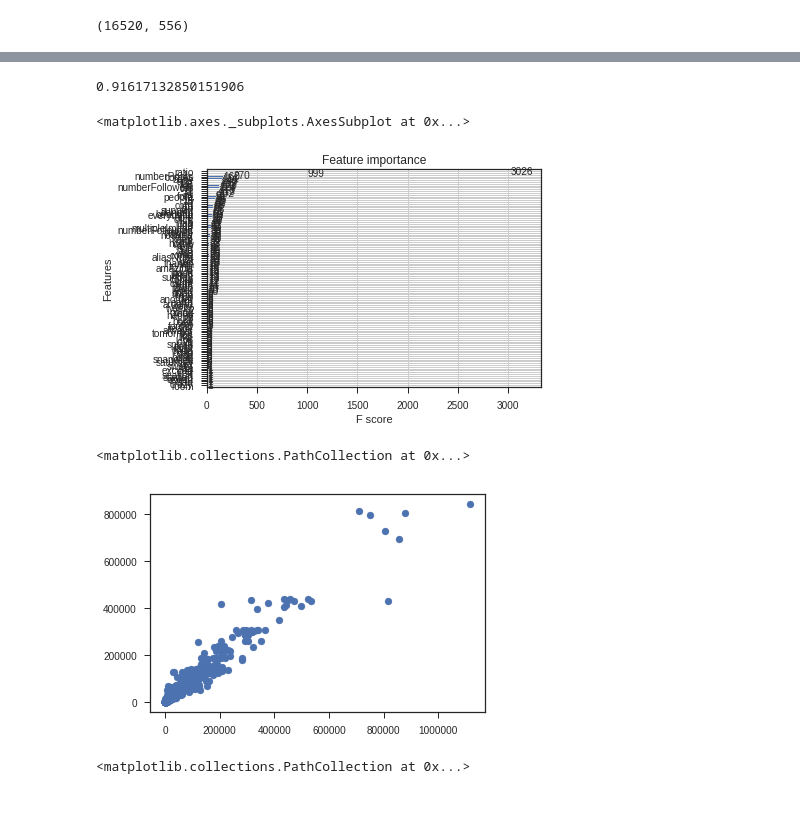
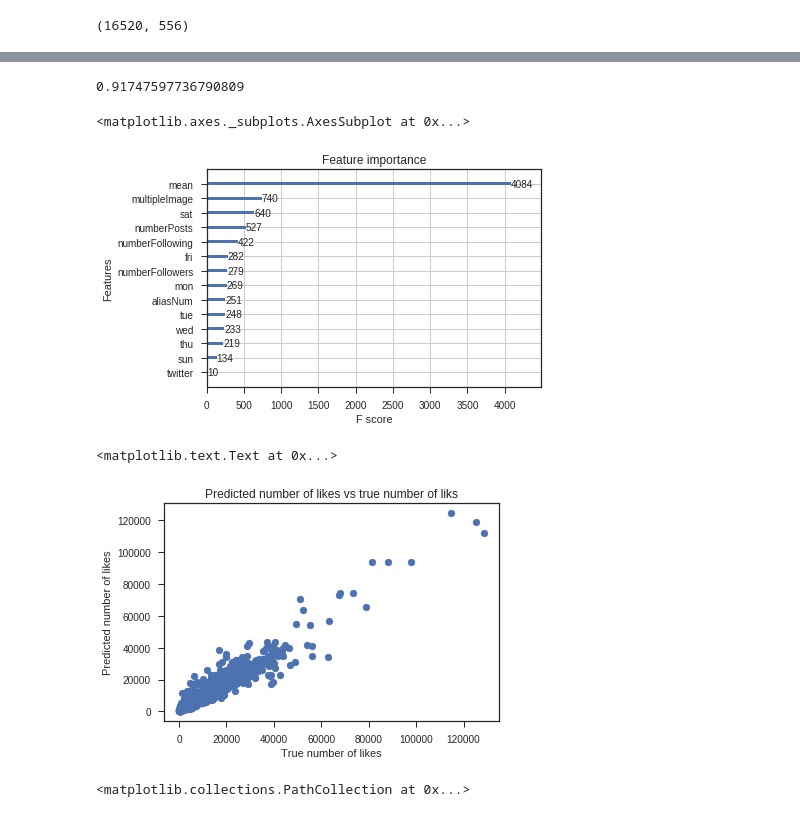
Before and after one commit to gvsi/instagram-like-predictor, a Jupyter notebook: PresentationCode.ipynb, the cells around one changed output, grey strips where cells are left out. Cells and saved outputs as stored; diff of their text form; code cells hidden in the pictures.

```diff
--- a/PresentationCode.ipynb
+++ b/PresentationCode.ipynb
@@ -88,7 +114,7 @@ selection = []
 for i in range(0,np.max(processed["aliasNum"]+1,axis=0)):
     numFollowers=np.append(numFollowers, processed[processed["aliasNum"]==i]['numberFollowers'].iloc[0])
     avgLikes=np.append(avgLikes, np.sum(processed[processed["aliasNum"]==i]["numberLikes"])/len(processed[processed["aliasNum"]==i]))
-    processed.loc[processed["aliasNum"]==i, 'ratio']=avgLikes[i]
+    processed.loc[processed["aliasNum"]==i, 'mean']=avgLikes[i]
     #if (avgLikes[i]<20000000 and processed[processed["aliasNum"]==i]['numberFollowers'].iloc[0]<1000000000):
     selection=np.append(selection, i)
 # %%
@@ -196,10 +221,12 @@ for i in range(1,np.max(modified["aliasNum"].astype(int),axis=0)):
 X_train = train
 X_test = test
 # %%
-X_train = train.drop(['numberLikes'],axis=1)
+#X_train = train.drop(['numberLikes'],axis=1)
 #X_train = X_train.drop(['ratio'],axis=1)
+
 y_train = train['numberLikes']
-X_test = test.drop(['numberLikes'],axis=1)
+
+#X_test = test.drop(['numberLikes'],axis=1)
 #X_test = X_test.drop(['ratio'],axis=1)
 y_test = test['numberLikes']
 # %% [markdown]
@@ -244,7 +271,7 @@ for i in range(0,np.max(processed["aliasNum"],axis=0)):
     print(i)
     #numFollowers=np.append(numFollowers, processed[processed["aliasNum"]==i]['numberFollowers'].iloc[0])
     avgLikes=np.append(avgLikes, np.sum(X_train[X_train["aliasNum"]==i]["numberLikes"])/len(X_train[X_train["aliasNum"]==i]))
-    X_train.loc[X_train["aliasNum"]==i, 'ratio']=avgLikes[i]
+    X_train.loc[X_train["aliasNum"]==i, 'mean']=avgLikes[i]
     if (avgLikes[i]<200000 and X_train[X_train["aliasNum"]==i]['numberFollowers'].iloc[0]<1000000):
         selection=np.append(selection, i)
 # %% [output]
@@ -274,7 +301,7 @@ for i in range(0,np.max(processed["aliasNum"],axis=0)):
     print(i)
     #numFollowers=np.append(numFollowers, processed[processed["aliasNum"]==i]['numberFollowers'].iloc[0])
     avgLikes=np.append(avgLikes, np.sum(X_test[X_test["aliasNum"]==i]["numberLikes"])/len(X_test[X_test["aliasNum"]==i]))
-    X_test.loc[X_test["aliasNum"]==i, 'ratio']=avgLikes[i]
+    X_test.loc[X_test["aliasNum"]==i, 'mean']=avgLikes[i]
     if (avgLikes[i]<200000 and X_test[X_test["aliasNum"]==i]['numberFollowers'].iloc[0]<1000000):
         selection=np.append(selection, i)
 # %% [output]
@@ -328,19 +363,22 @@ X_train.describe()
 # %%
 model_xgb.score(X_test,y_test)
 # %% [output]
-0.91617132850151906
+0.91747597736790809
 # %%
 xgb.plot_importance(model_xgb, importance_type='weight') # weight, gain or cover
 # %% [output]
 <matplotlib.axes._subplots.AxesSubplot at 0x...>
-[figure, old version]
+[figure, new version]
 # %%
 plt.scatter(y_test, y_pred)
+plt.title('Predicted number of likes vs true number of liks')
+plt.xlabel('True number of likes')
+plt.ylabel('Predicted number of likes')
 #plt.xlim(0, 40000)
 #plt.ylim(0, 60000)
 # %% [output]
-<matplotlib.collections.PathCollection at 0x...>
+<matplotlib.text.Text at 0x...>
-[figure, old version]
+[figure, new version]
 # %%
 plt.scatter(y_test, y_pred)
 #plt.xlim(0, 40000)
```
Also changed, not shown: parts of 16 cells of this notebook.
